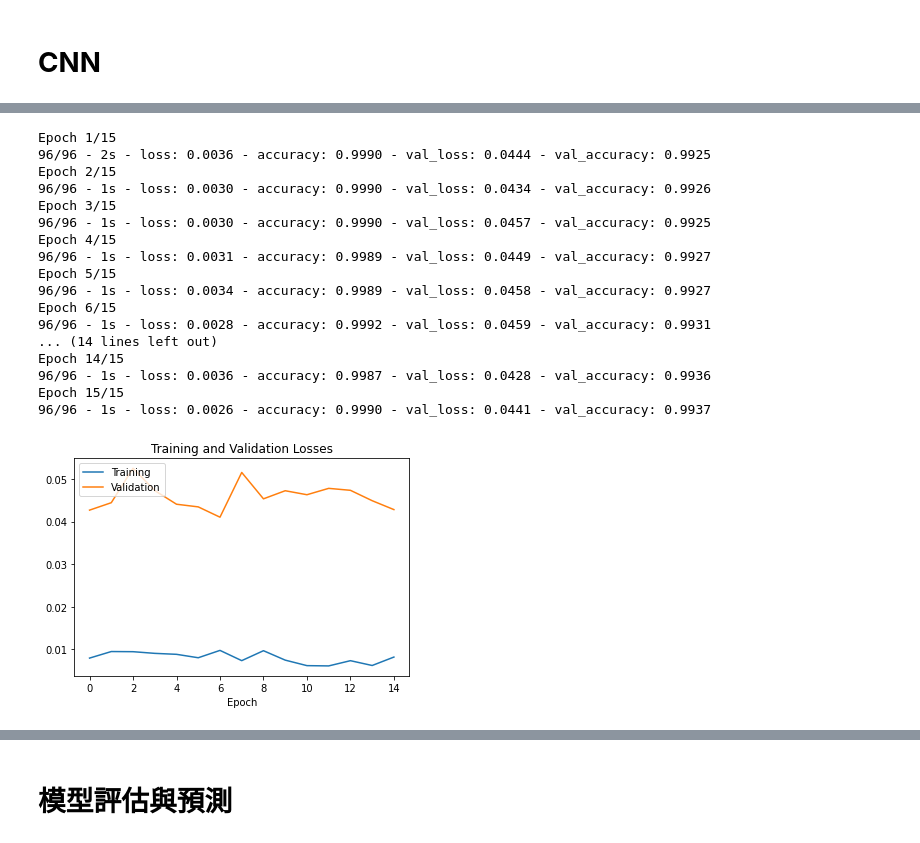
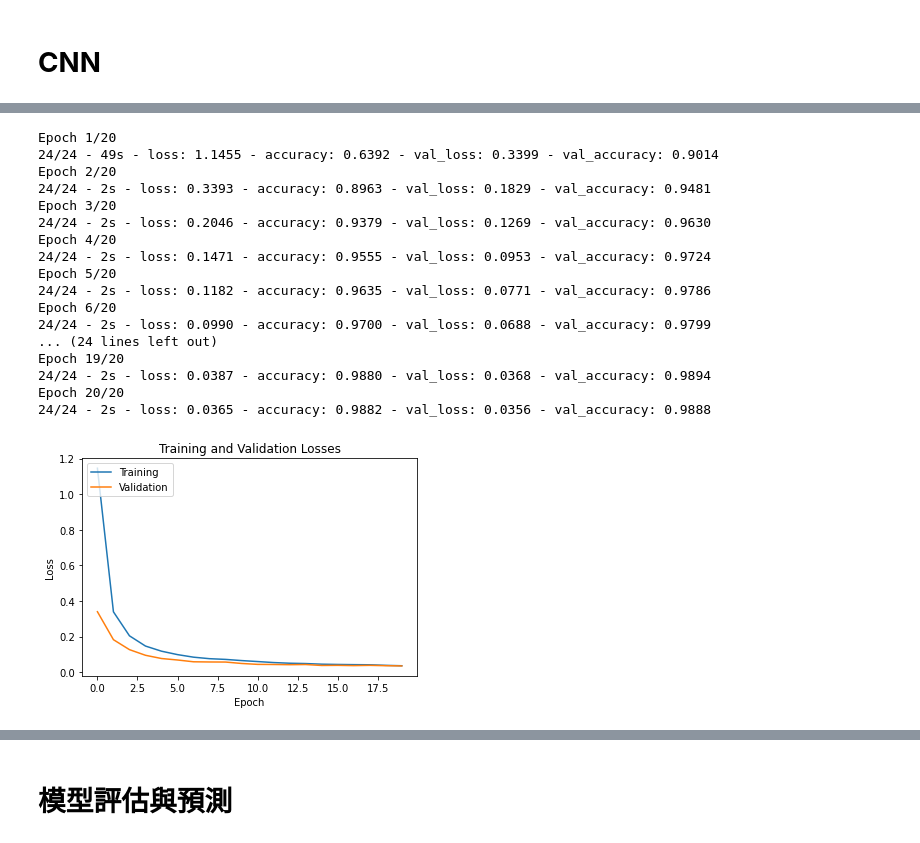
Before and after one commit to Linda0319/Practice_dataset, a Jupyter notebook: MNIST_CNN.ipynb, the cells around one changed output, grey strips where cells are left out. Cells and saved outputs as stored; diff of their text form; code cells hidden in the pictures.

```diff
--- a/MNIST_CNN.ipynb
+++ b/MNIST_CNN.ipynb
@@ -121,29 +150,32 @@ Non-trainable params: 0
 _________________________________________________________________
 None
 # %%
-train_history = model.fit(x=x_train4D_normalize, y=y_trainOneHot, validation_split=0.2, batch_size=500, epochs=15, verbose=2)
+'''訓練模型，訓練過程會存在 train_history 變數中'''
+# 調整batch_sizde：範例2000筆
+# 調整epochs：範例20次
+train_history = model.fit(x=x_train4D_normalize, y=y_trainOneHot, validation_split=0.2, batch_size=2000, epochs=20, verbose=2)
 # %% [output]
-Epoch 1/15
-96/96 - 2s - loss: 0.0036 - accuracy: 0.9990 - val_loss: 0.0444 - val_accuracy: 0.9925
-Epoch 2/15
-96/96 - 1s - loss: 0.0030 - accuracy: 0.9990 - val_loss: 0.0434 - val_accuracy: 0.9926
-Epoch 3/15
-96/96 - 1s - loss: 0.0030 - accuracy: 0.9990 - val_loss: 0.0457 - val_accuracy: 0.9925
-Epoch 4/15
-96/96 - 1s - loss: 0.0031 - accuracy: 0.9989 - val_loss: 0.0449 - val_accuracy: 0.9927
-Epoch 5/15
-96/96 - 1s - loss: 0.0034 - accuracy: 0.9989 - val_loss: 0.0458 - val_accuracy: 0.9927
-Epoch 6/15
-96/96 - 1s - loss: 0.0028 - accuracy: 0.9992 - val_loss: 0.0459 - val_accuracy: 0.9931
-... (14 lines left out)
-Epoch 14/15
-96/96 - 1s - loss: 0.0036 - accuracy: 0.9987 - val_loss: 0.0428 - val_accuracy: 0.9936
-Epoch 15/15
-96/96 - 1s - loss: 0.0026 - accuracy: 0.9990 - val_loss: 0.0441 - val_accuracy: 0.9937
+Epoch 1/20
+24/24 - 49s - loss: 1.1455 - accuracy: 0.6392 - val_loss: 0.3399 - val_accuracy: 0.9014
+Epoch 2/20
+24/24 - 2s - loss: 0.3393 - accuracy: 0.8963 - val_loss: 0.1829 - val_accuracy: 0.9481
+Epoch 3/20
+24/24 - 2s - loss: 0.2046 - accuracy: 0.9379 - val_loss: 0.1269 - val_accuracy: 0.9630
+Epoch 4/20
+24/24 - 2s - loss: 0.1471 - accuracy: 0.9555 - val_loss: 0.0953 - val_accuracy: 0.9724
+Epoch 5/20
+24/24 - 2s - loss: 0.1182 - accuracy: 0.9635 - val_loss: 0.0771 - val_accuracy: 0.9786
+Epoch 6/20
+24/24 - 2s - loss: 0.0990 - accuracy: 0.9700 - val_loss: 0.0688 - val_accuracy: 0.9799
+... (24 lines left out)
+Epoch 19/20
+24/24 - 2s - loss: 0.0387 - accuracy: 0.9880 - val_loss: 0.0368 - val_accuracy: 0.9894
+Epoch 20/20
+24/24 - 2s - loss: 0.0365 - accuracy: 0.9882 - val_loss: 0.0356 - val_accuracy: 0.9888
 # %%
-# Plot graph between training and validation loss
-images_dir = '/content/drive/MyDrive/Colab Notebooks/images/'
-def show_train_history(train_loss, val_loss, filename):
+'''定義訓練、驗證 loss 變化圖含式'''
+images_dir = '/content/drive/MyDrive/Colab Notebooks/images/' # 選擇性，若要將圖存到自己雲端硬碟，需更改成自己的路徑，若不要可將 filename 變數拿掉
+def show_train_loss_history(train_loss, val_loss, filename):
     plt.plot(train_history.history[train_loss])
     plt.plot(train_history.history[val_loss])
     plt.title('Training and Validation Losses')
@@ -152,8 +184,8 @@ def show_train_history(train_loss, val_loss, filename):
     plt.legend(['Training', 'Validation'], loc='upper left')
     #plt.show()
     plt.savefig(f'{images_dir}'+ 'MNIST_DNN_' + filename +'.jpg')
-# %%
-show_train_history('loss','val_loss', 'train_loss_1')
-# %% [output]
-[figure, removed]
+# %%
+show_train_loss_history('loss','val_loss', 'train_loss') #畫圖並以 train_loss 為檔名存檔，若想存不同張，記得改檔名
+# %% [output]
+[figure, added]
 # %%
```
Also changed, not shown: parts of 33 cells of this notebook.
